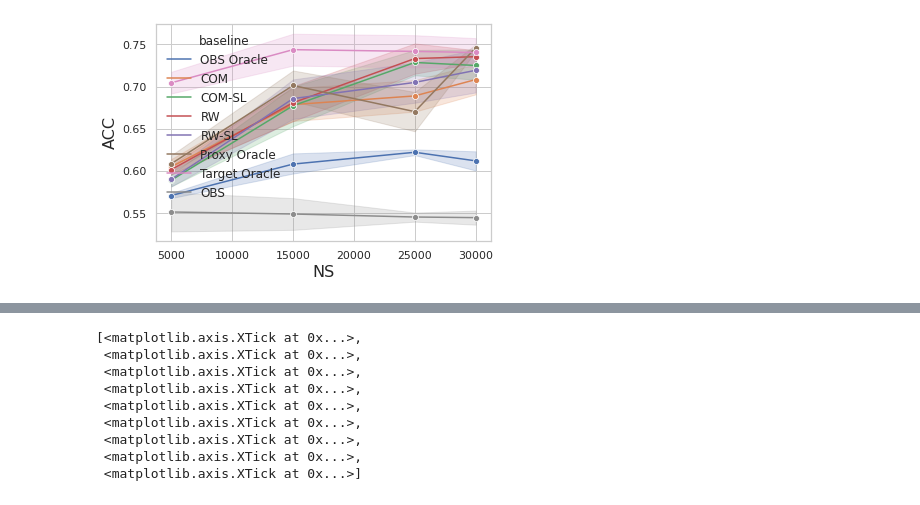
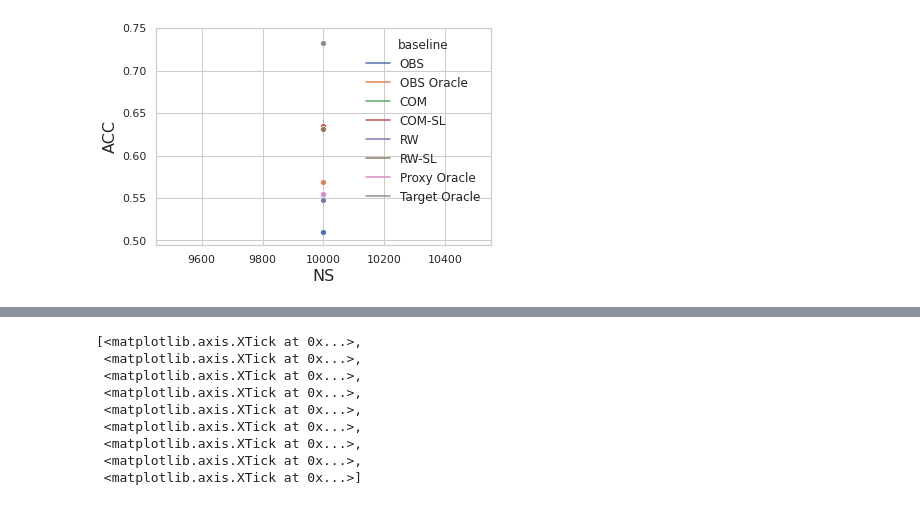
Before and after one commit to lguerdan/counterfactual-decision-support, a Jupyter notebook: notebook_results.ipynb, the cells around one changed output, grey strips where cells are left out. Saved outputs shown, nothing was run; the diff lists cells and outputs as text; code cells hidden in the pictures.

```diff
--- a/notebook_results.ipynb
+++ b/notebook_results.ipynb
@@ -16,12 +16,10 @@ sns.set(style = "whitegrid", rc = {
     'legend.fontsize': 12
 })
 # %%
-df, meandf  = results.get_erm_convergence_result_df('erm_convergence_rates_no_splitting_beta3_alpha1_R10')
-# df = df[df['ACC'] > .51]
+df, meandf  = results.get_erm_convergence_result_df('NR_erm_convergence_rates_crossfit_oracle_R10')
 
-df = df[df['ACC'] > .52]
 
 df.reset_index(inplace=True)
 fig = sns.lineplot(data=df, x="NS", y="ACC", hue='baseline', ci=68, marker='o')
 # %% [output]
-[figure, old version]
+[figure, new version]
```
Also changed, not shown: parts of 11 cells of this notebook, 6 other files.
